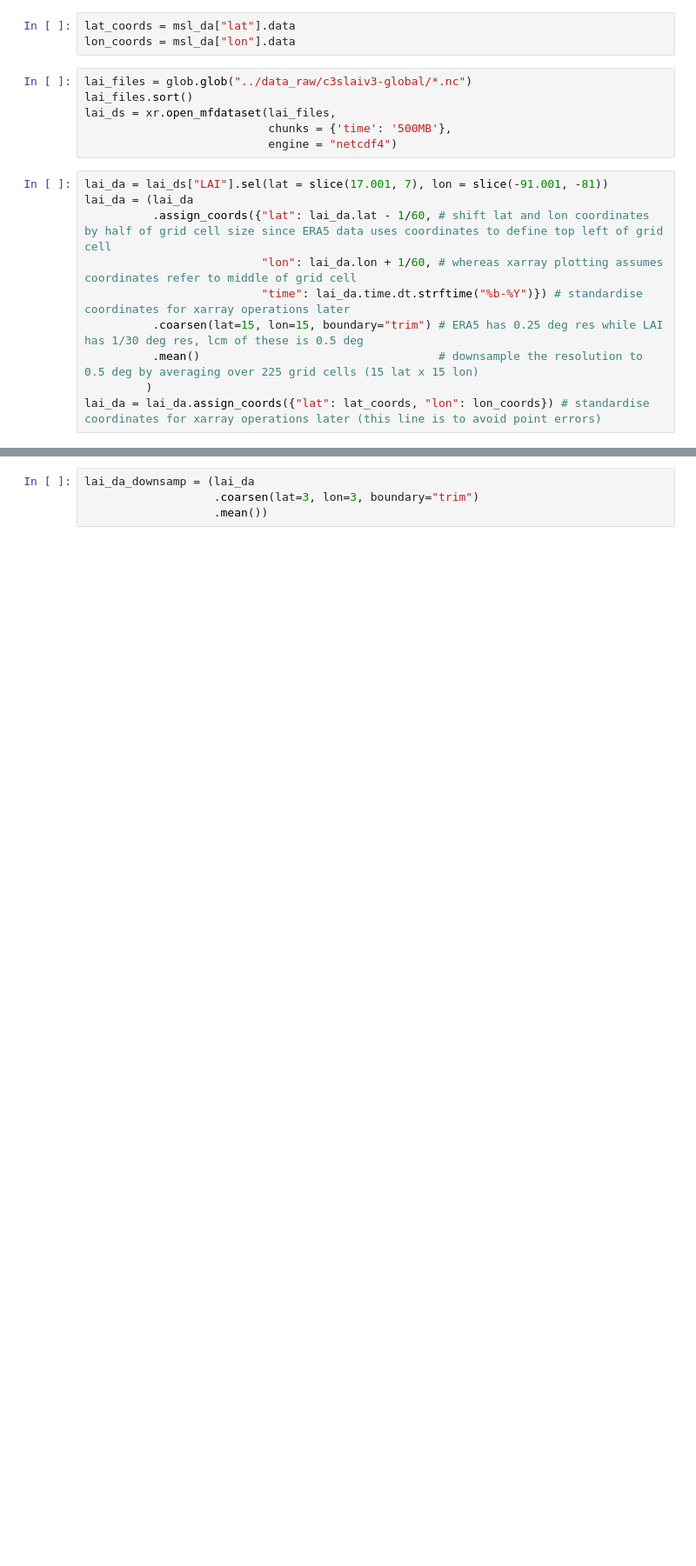
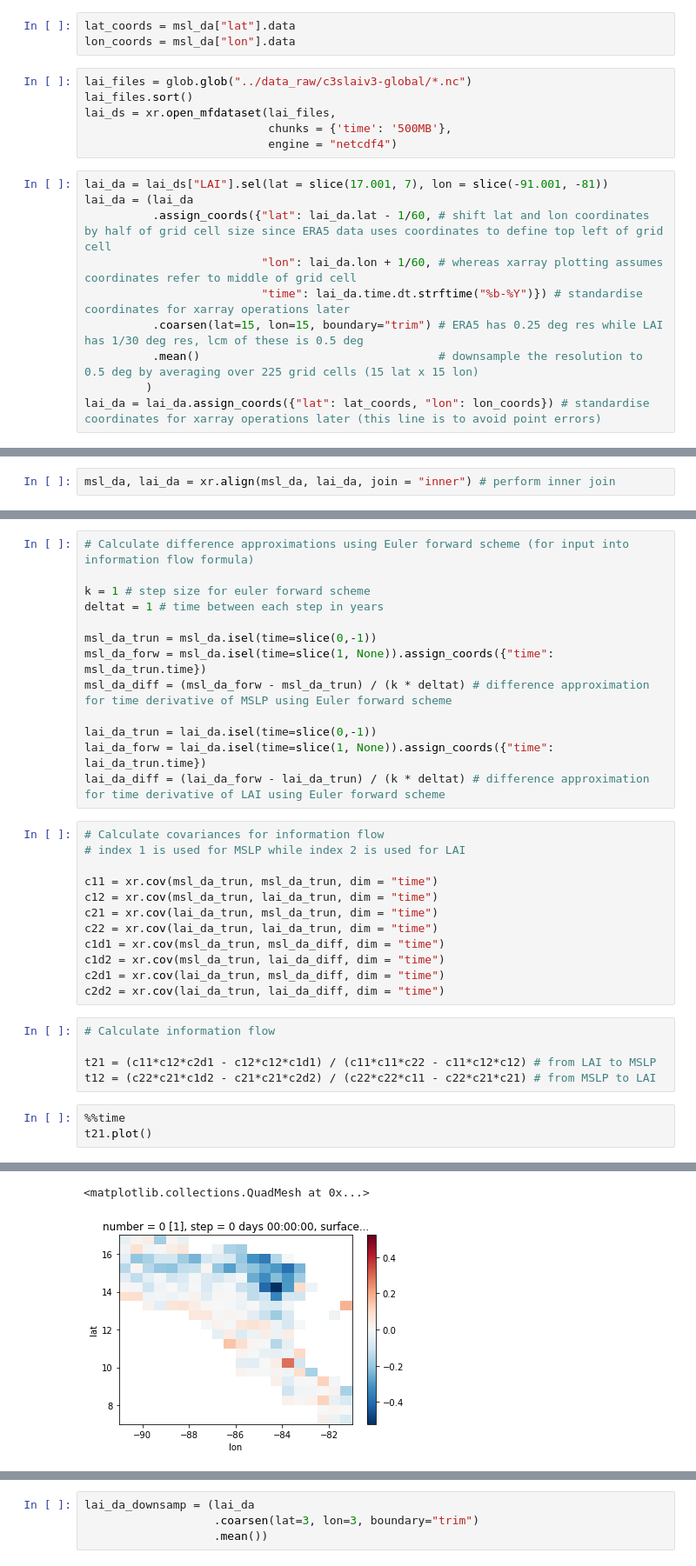
Before and after one commit to anthonylst6/thesis, a Jupyter notebook: sandbox/correlation-coarsen.ipynb, the cells around one changed output, grey strips where cells are left out. Shown at 87% size. Drawn from its saved outputs; the diff is of its cells as text; blank space fills up the shorter version.

```diff
--- a/sandbox/correlation-coarsen.ipynb
+++ b/sandbox/correlation-coarsen.ipynb
@@ -404,0 +400,2 @@ lai_da = lai_da.assign_coords({"lat": lat_coords, "lon": lon_coords}) # standard
+# %%
+msl_da, lai_da = xr.align(msl_da, lai_da, join = "inner") # perform inner join
@@ -431,2 +448,36 @@ Wall time: 1.51 s
 <matplotlib.collections.QuadMesh at 0x...>
 [figure]
+# %%
+# Calculate difference approximations using Euler forward scheme (for input into information flow formula)
+
+k = 1 # step size for euler forward scheme
+deltat = 1 # time between each step in years
+
+msl_da_trun = msl_da.isel(time=slice(0,-1))
+msl_da_forw = msl_da.isel(time=slice(1, None)).assign_coords({"time": msl_da_trun.time})
+msl_da_diff = (msl_da_forw - msl_da_trun) / (k * deltat) # difference approximation for time derivative of MSLP using Euler forward scheme
+
+lai_da_trun = lai_da.isel(time=slice(0,-1))
+lai_da_forw = lai_da.isel(time=slice(1, None)).assign_coords({"time": lai_da_trun.time})
+lai_da_diff = (lai_da_forw - lai_da_trun) / (k * deltat) # difference approximation for time derivative of LAI using Euler forward scheme
+# %%
+# Calculate covariances for information flow
+# index 1 is used for MSLP while index 2 is used for LAI
+
+c11 = xr.cov(msl_da_trun, msl_da_trun, dim = "time")
+c12 = xr.cov(msl_da_trun, lai_da_trun, dim = "time")
+c21 = xr.cov(lai_da_trun, msl_da_trun, dim = "time")
+c22 = xr.cov(lai_da_trun, lai_da_trun, dim = "time")
+c1d1 = xr.cov(msl_da_trun, msl_da_diff, dim = "time")
+c1d2 = xr.cov(msl_da_trun, lai_da_diff, dim = "time")
+c2d1 = xr.cov(lai_da_trun, msl_da_diff, dim = "time")
+c2d2 = xr.cov(lai_da_trun, lai_da_diff, dim = "time")
+# %%
+# Calculate information flow
+
+t21 = (c11*c12*c2d1 - c12*c12*c1d1) / (c11*c11*c22 - c11*c12*c12) # from LAI to MSLP
+t12 = (c22*c21*c1d2 - c21*c21*c2d2) / (c22*c22*c11 - c22*c21*c21) # from MSLP to LAI
+# %%
+%%time
+t21.plot()
+# %% [output]
@@ -432,0 +486,2 @@ Wall time: 1.51 s
+<matplotlib.collections.QuadMesh at 0x...>
+[figure, added]
```
Also changed, not shown: parts of 31 cells of this notebook, 6 other files.
